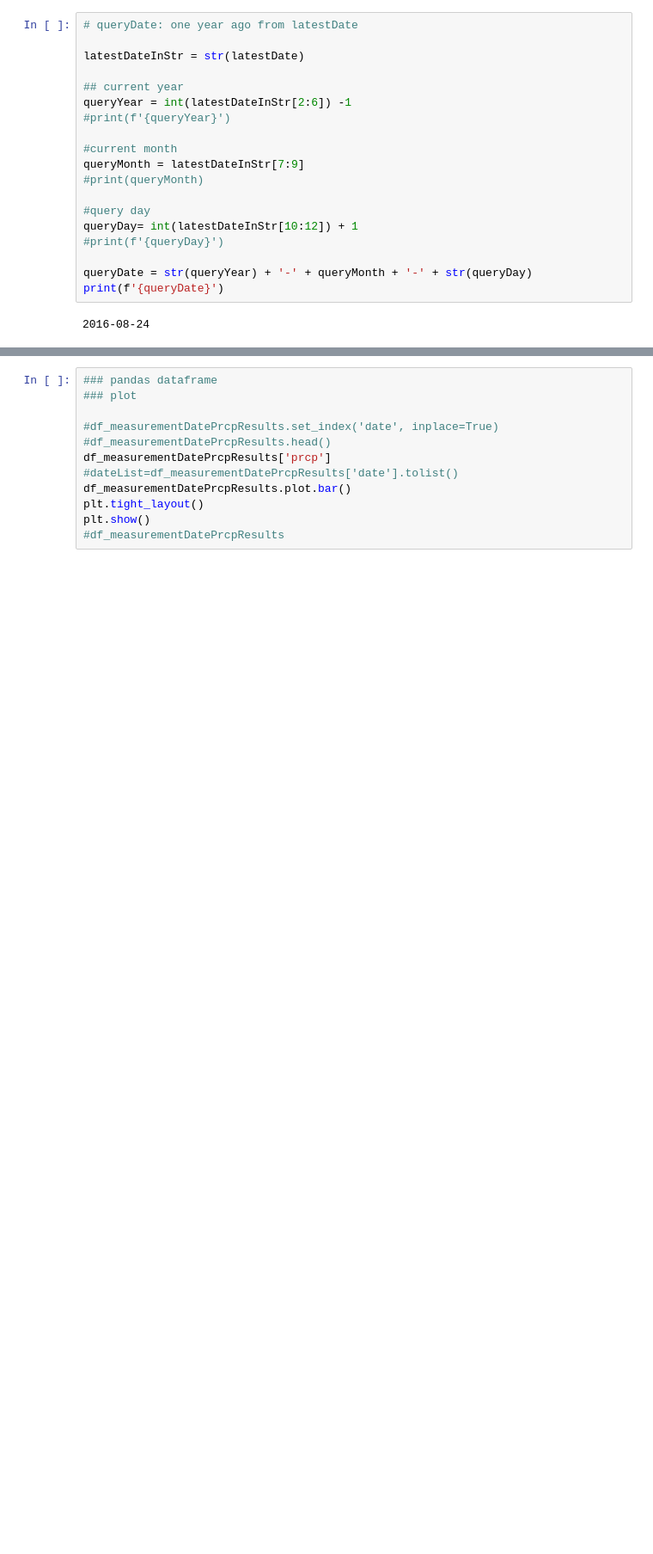
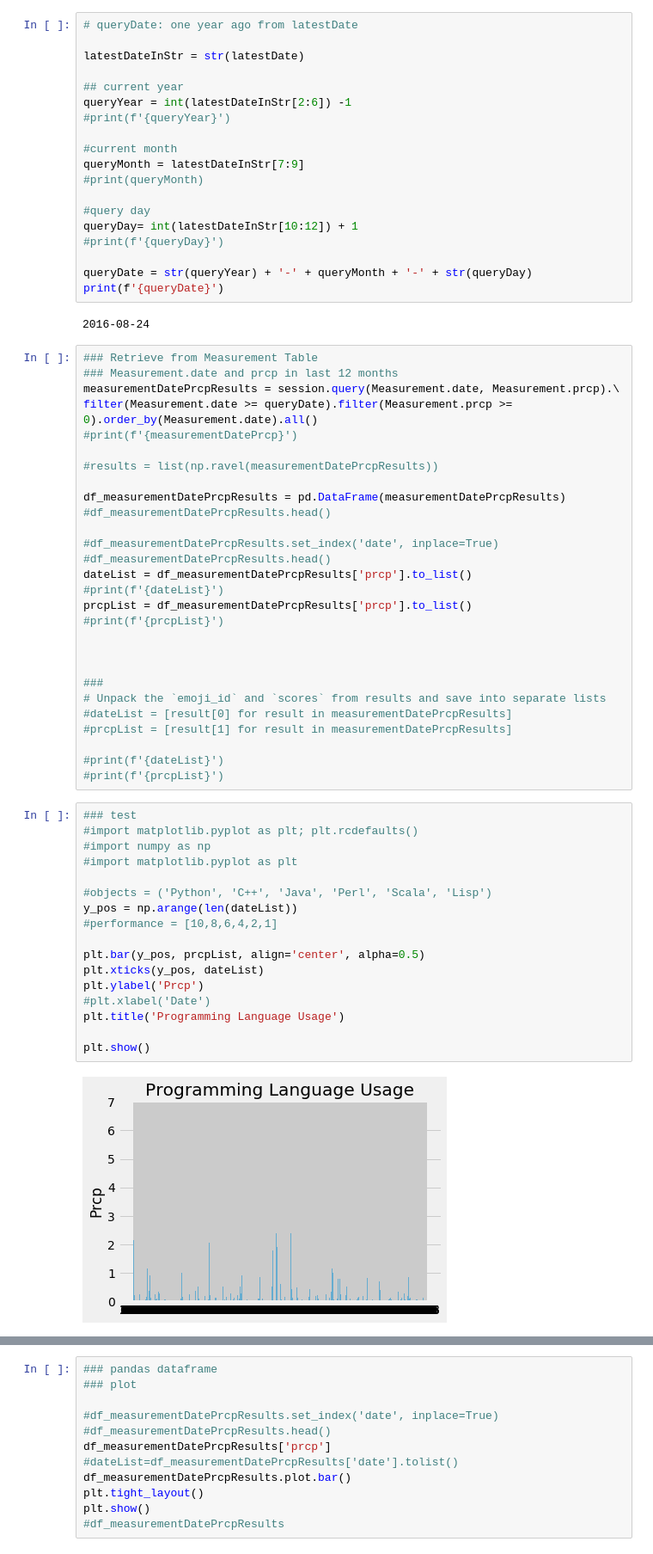
Before and after one commit to lisatian8/advanced-data-storage-challenge, a Jupyter notebook: climate_starter.ipynb, the cells around one changed output, grey strips where cells are left out. Shown at 86% size. Cells and saved outputs as stored; diff of their text form; blank space fills up the shorter version.

```diff
--- a/climate_starter.ipynb
+++ b/climate_starter.ipynb
@@ -93,3 +94,50 @@ queryDate = str(queryYear) + '-' + queryMonth + '-' + str(queryDay)
 print(f'{queryDate}')
 # %% [output]
 2016-08-24
+# %%
+### Retrieve from Measurement Table
+### Measurement.date and prcp in last 12 months
+measurementDatePrcpResults = session.query(Measurement.date, Measurement.prcp).\
+filter(Measurement.date >= queryDate).filter(Measurement.prcp >= 0).order_by(Measurement.date).all()
+#print(f'{measurementDatePrcp}')
+
+#results = list(np.ravel(measurementDatePrcpResults))
+
+df_measurementDatePrcpResults = pd.DataFrame(measurementDatePrcpResults)
+#df_measurementDatePrcpResults.head()
+
+#df_measurementDatePrcpResults.set_index('date', inplace=True)
+#df_measurementDatePrcpResults.head()
+dateList = df_measurementDatePrcpResults['prcp'].to_list()
+#print(f'{dateList}')
+prcpList = df_measurementDatePrcpResults['prcp'].to_list()
+#print(f'{prcpList}')
+
+
+
+###
+# Unpack the `emoji_id` and `scores` from results and save into separate lists
+#dateList = [result[0] for result in measurementDatePrcpResults]
+#prcpList = [result[1] for result in measurementDatePrcpResults]
+
+#print(f'{dateList}')
+#print(f'{prcpList}')
+# %%
+### test
+#import matplotlib.pyplot as plt; plt.rcdefaults()
+#import numpy as np
+#import matplotlib.pyplot as plt
+
+#objects = ('Python', 'C++', 'Java', 'Perl', 'Scala', 'Lisp')
+y_pos = np.arange(len(dateList))
+#performance = [10,8,6,4,2,1]
+
+plt.bar(y_pos, prcpList, align='center', alpha=0.5)
+plt.xticks(y_pos, dateList)
+plt.ylabel('Prcp')
+#plt.xlabel('Date')
+plt.title('Programming Language Usage')
+
+plt.show()
+# %% [output]
+[figure, added]
```
Also changed, not shown: parts of 10 cells of this notebook.
